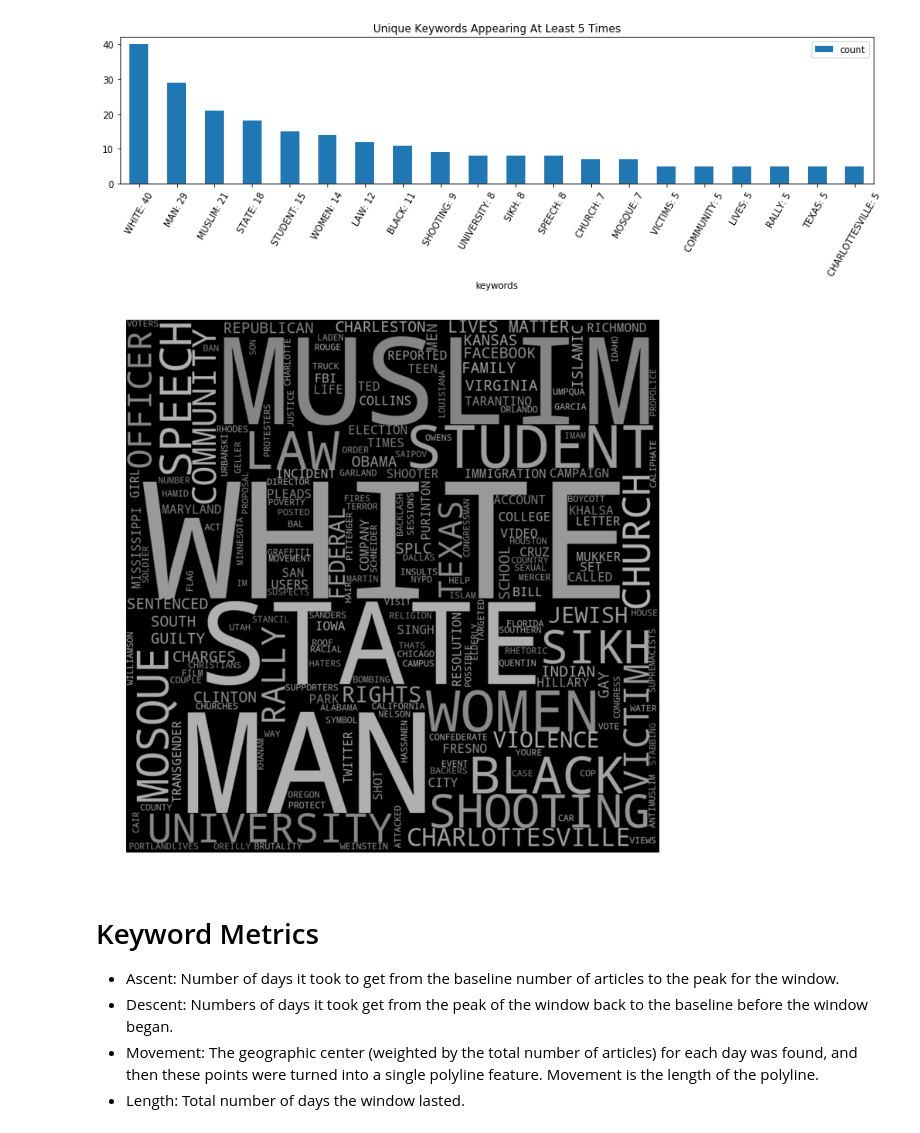
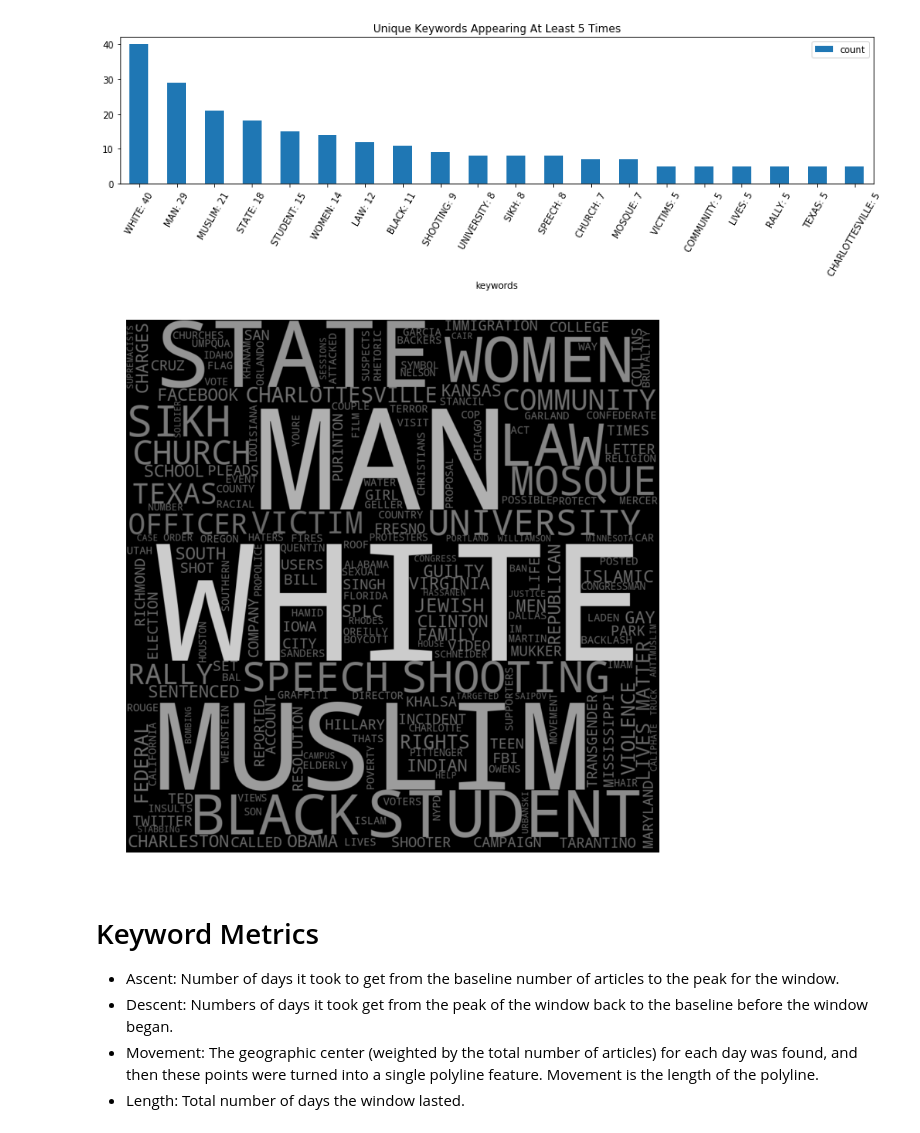
Before and after one commit to Jwmazzi/media_research, a Jupyter notebook: planning/GDELT Keywords.ipynb, the cells around one changed output. Drawn from its saved outputs; the diff is of its cells as text; code cells hidden in the pictures.

```diff
--- a/planning/GDELT Keywords.ipynb
+++ b/planning/GDELT Keywords.ipynb
@@ -197,26 +202,31 @@ tk_df.plot(x='keywords', y='count', kind='bar', title=f'Unique Keywords Appearin
 <matplotlib.axes._subplots.AxesSubplot at 0x...>
 [figure]
 # %%
+freq_dict = dict(Counter(all_keywords))
+
 def grey_color(word, font_size, position, orientation, random_state=None, **kwargs):
-    return "hsl(0, 0%%, %d%%)" % (random.randint(50, 70))
+    try:
+        return f"hsl(0, 0%, {freq_dict[word] + max(freq_dict.values())}%)"
+    except:
+        return f"hsl(0, 0%, {max(freq_dict.values())}%)"
 
 
 wordcloud = WordCloud(
     width = 1000,
     height = 1000,
     min_font_size = 10,
     background_color='black'
 )
 
 wordcloud.generate(' '.join(all_keywords))
 
 plt.figure(figsize = (10, 10), facecolor=None)
 plt.imshow(wordcloud.recolor(color_func=grey_color, random_state=3), interpolation='bilinear')
 plt.axis("off")
 plt.tight_layout(pad=0)
 plt.show()
 # %% [output]
-[figure, old version]
+[figure, new version]
 # %% [markdown]
 # Keyword Metrics
 - Ascent: Number of days it took to get from the baseline number of articles to the peak for the window.
```
Also changed, not shown: parts of 17 cells of this notebook.
